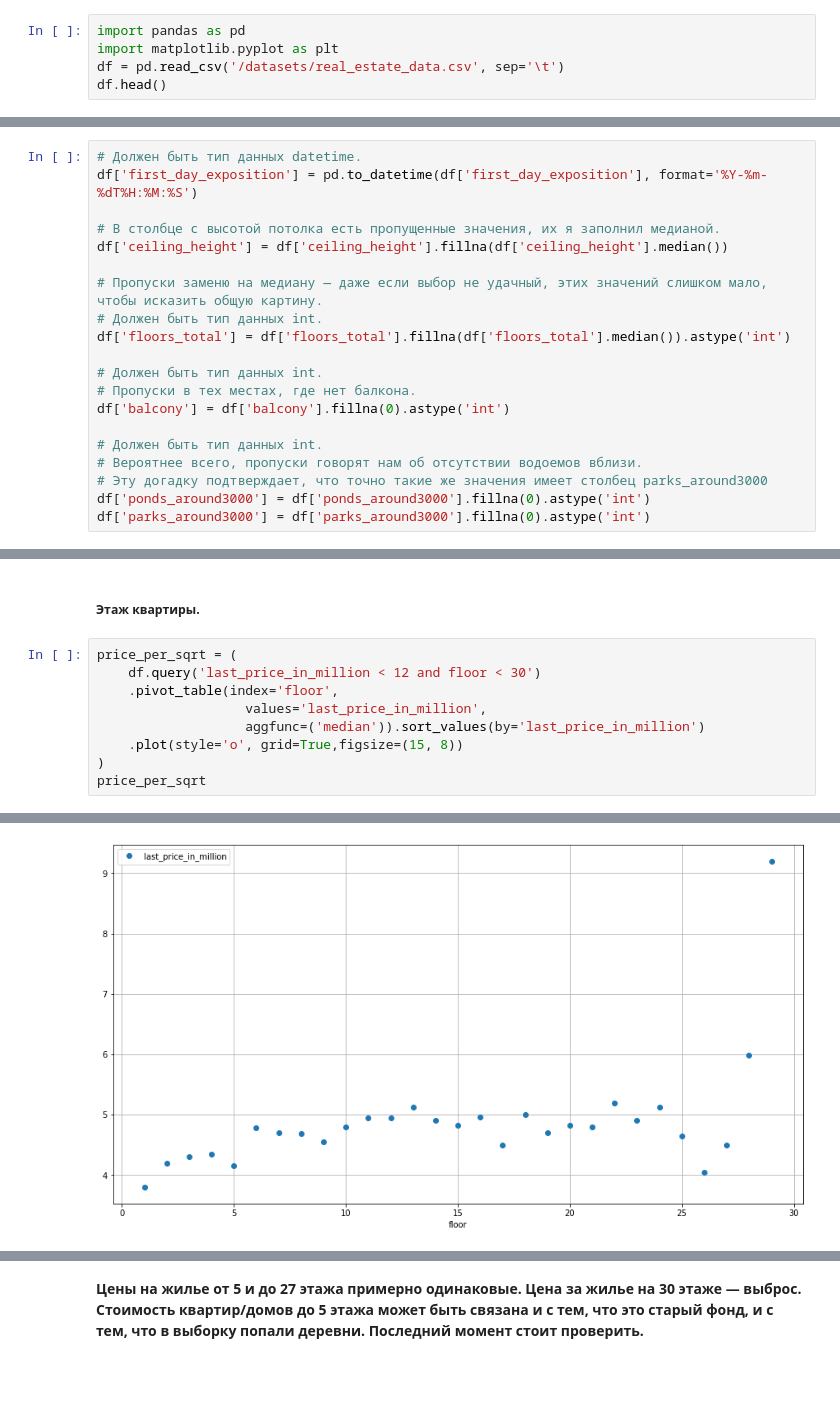
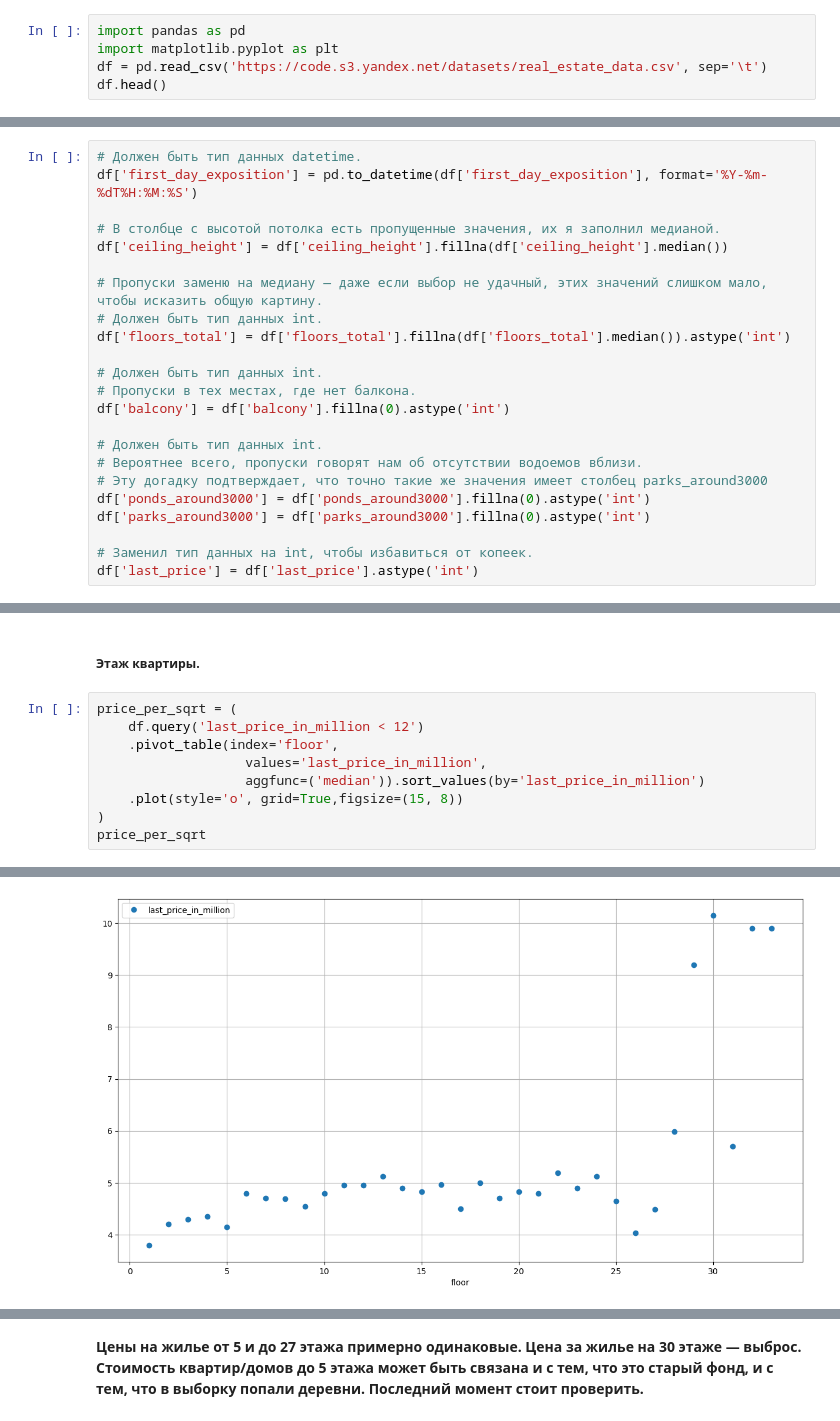
Before and after one commit to pinechunk/yandex_practicum, a Jupyter notebook: third_project.ipynb, the cells around one changed output, grey strips where cells are left out. Drawn from its saved outputs; the diff is of its cells as text; blank space fills up the shorter version.

```diff
--- a/third_project.ipynb
+++ b/third_project.ipynb
@@ -16,7 +16,7 @@
 # %%
 import pandas as pd
 import matplotlib.pyplot as plt
-df = pd.read_csv('/datasets/real_estate_data.csv', sep='\t')
+df = pd.read_csv('https://code.s3.yandex.net/datasets/real_estate_data.csv', sep='\t')
 df.head()
 # %% [output]
 |  | total_images | last_price | total_area | first_day_exposition | rooms | ceiling_height | floors_total | ... |
@@ -114,6 +98,9 @@ df['balcony'] = df['balcony'].fillna(0).astype('int')
 # Эту догадку подтверждает, что точно такие же значения имеет столбец parks_around3000
 df['ponds_around3000'] = df['ponds_around3000'].fillna(0).astype('int')
 df['parks_around3000'] = df['parks_around3000'].fillna(0).astype('int')
+
+# Заменил тип данных на int, чтобы избавиться от копеек.
+df['last_price'] = df['last_price'].astype('int')
 # %% [markdown]
 **Оставшиеся пропуски, изучу их поближей.**
 # %%
@@ -1024,14 +1020,14 @@ df.query('rooms < 7')['rooms'].corr(df.query('total_area < 115')['total_area'])
 ##### Этаж квартиры.
 # %%
 price_per_sqrt = (
-    df.query('last_price_in_million < 12 and floor < 30')
+    df.query('last_price_in_million < 12')
     .pivot_table(index='floor',
                    values='last_price_in_million',
                    aggfunc=('median')).sort_values(by='last_price_in_million')
     .plot(style='o', grid=True,figsize=(15, 8))
 )
 price_per_sqrt
 # %% [output]
 <AxesSubplot:xlabel='floor'>
-[figure, old version]
+[figure, new version]
 # %%
```
Also changed, not shown: parts of 67 cells of this notebook.
